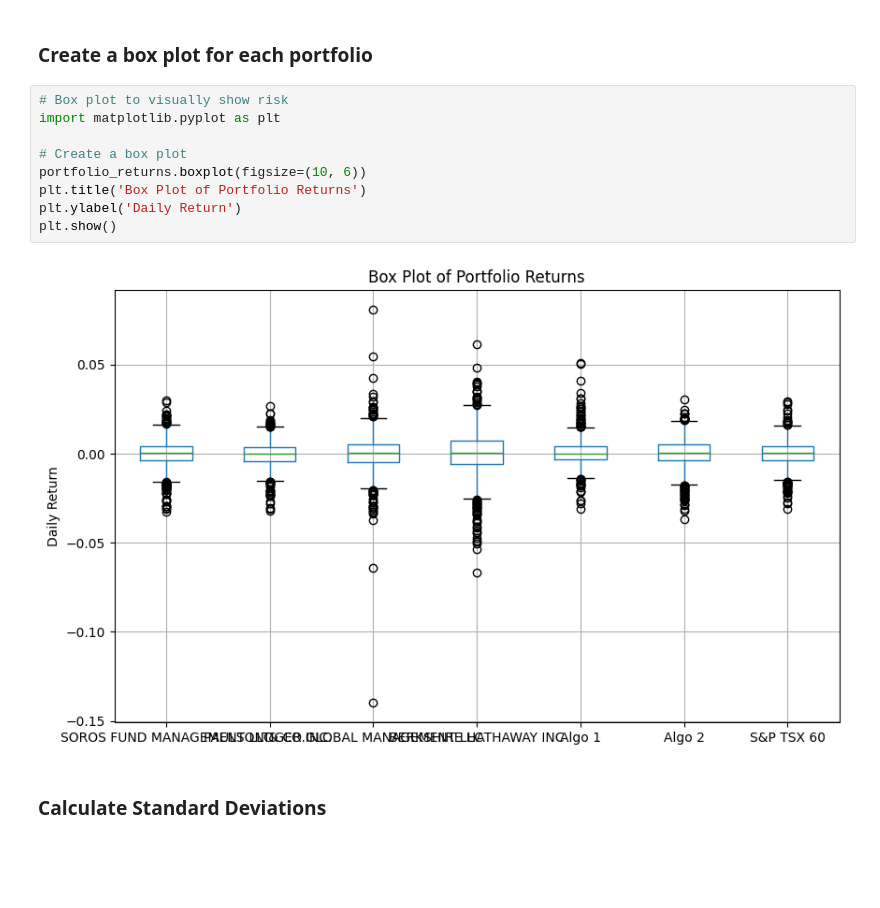
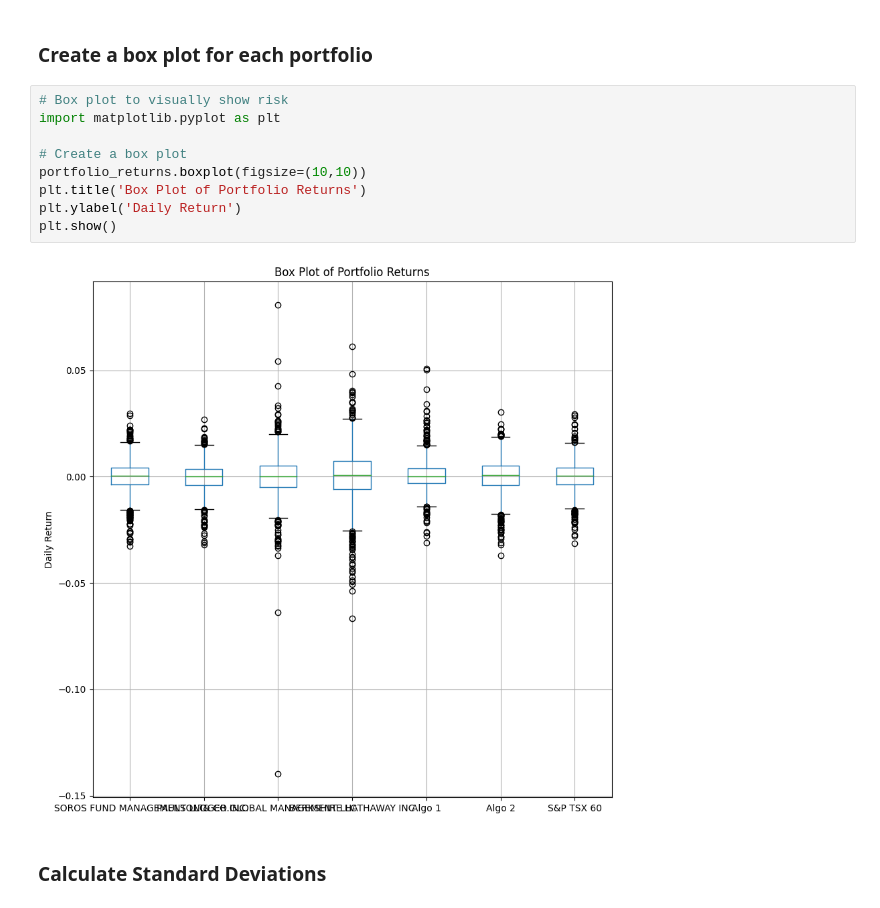
Before and after one commit to xiaotiancaixmy/pandas, a Jupyter notebook: Desktop/Fintech/pandas-main/whale_analysis.ipynb, the cells around one changed output. Saved outputs shown, nothing was run; the diff lists cells and outputs as text; blank space fills up the shorter version.

```diff
--- a/Desktop/Fintech/pandas-main/whale_analysis.ipynb
+++ b/Desktop/Fintech/pandas-main/whale_analysis.ipynb
@@ -199,14 +199,14 @@ Determine the _risk_ of each portfolio:
 # %%
 # Box plot to visually show risk
 import matplotlib.pyplot as plt
 
 # Create a box plot
-portfolio_returns.boxplot(figsize=(10, 6))
+portfolio_returns.boxplot(figsize=(10,10))
 plt.title('Box Plot of Portfolio Returns')
 plt.ylabel('Daily Return')
 plt.show()
 # %% [output]
-[figure, old version]
+[figure, new version]
 # %% [markdown]
 ### Calculate Standard Deviations
 # %%
```
Also changed, not shown: parts of 13 cells of this notebook.
